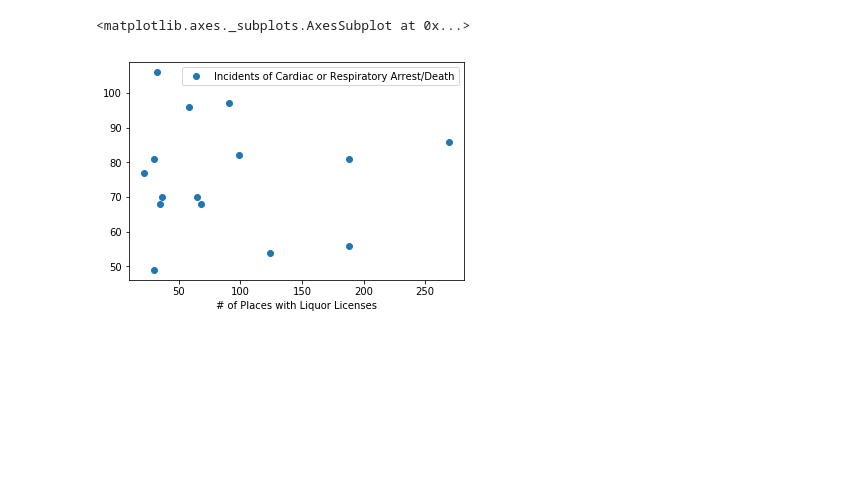
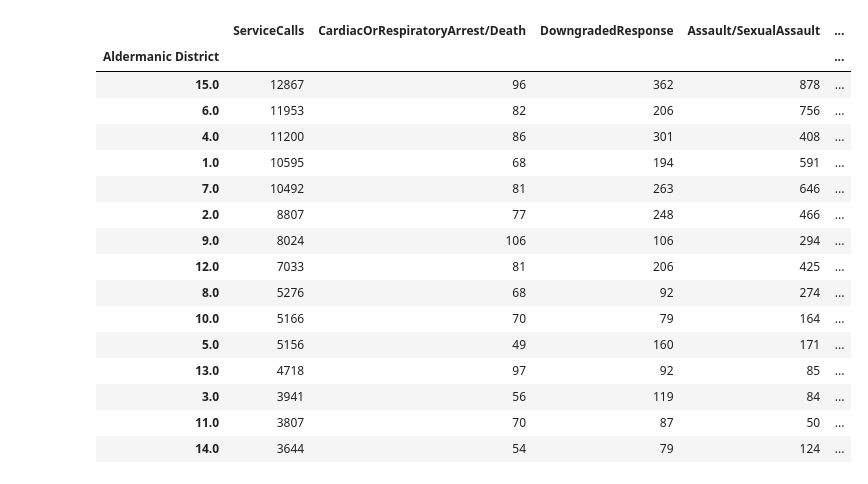
Before and after one commit to peterdobbs77/pop_health_mke, a Jupyter notebook: mke_pop_health.ipynb, the cells around one changed output. Cells and saved outputs as stored; diff of their text form; code cells hidden in the pictures; blank space fills up the shorter version.

```diff
--- a/mke_pop_health.ipynb
+++ b/mke_pop_health.ipynb
@@ -118,9 +106,40 @@ all_stuff.sort_values(by='Incidents of Downgraded Response',ascending=False).hea
+# %%
+# MKE Service Call data
+cardiac = df[df['Final Call for Service Type']=='Cardiac or Respiratory Arrest/Death'].groupby(['Aldermanic District'], as_index=True).agg(['count'])['Final Call for Service Type']
+cardiac.columns = ['CardiacOrRespiratoryArrest/Death']
+downgraded = df[df['Final Call for Service Type']=='Downgraded Response'].groupby(['Aldermanic District'], as_index=False).agg(['count'])['Final Call for Service Type']
+downgraded.columns = ['DowngradedResponse']
+#### Assault is only organized by Aldermanic District; can't get it by ZIP Code
+assault_byAldDist = df[df['Final Call for Service Type']=='Assault/Sexual Assault'].groupby('Aldermanic District',as_index=True).agg(['count'])['Final Call for Service Type']
+assault_byAldDist.columns=['Assault/SexualAssault']
+any_service_call = df[['Aldermanic District','Final Call for Service Type']].groupby(['Aldermanic District'], as_index=True).agg(['count'])['Final Call for Service Type']
+any_service_call.columns = ['ServiceCalls']
+## MKE Liquor License data
+liq_avail = liq_lic[['ALDERMANIC_DISTRICT','EXP_DATE']].groupby(['ALDERMANIC_DISTRICT'], as_index=True).agg(['count']).sort_values(by='ALDERMANIC_DISTRICT', ascending=True)['EXP_DATE']
+liq_avail.columns=['LiquorLicenses']
+# %%
+any_card_down = any_service_call.join(cardiac.join(downgraded)).join(assault_byAldDist)
+all_byAldDist = any_card_down.merge(liq_avail,left_index=True,right_index=True,how='left')
+# %%
+all_byAldDist.sort_values(by=['ServiceCalls','Assault/SexualAssault','CardiacOrRespiratoryArrest/Death','DowngradedResponse','LiquorLicenses'], ascending=False)
+# %% [output]
+|  | ServiceCalls | CardiacOrRespiratoryArrest/Death | DowngradedResponse | Assault/SexualAssault | ... |
+| Aldermanic District |  |  |  |  | ... |
+| 15.0 | 12867 | 96 | 362 | 878 | ... |
+| 6.0 | 11953 | 82 | 206 | 756 | ... |
+| 4.0 | 11200 | 86 | 301 | 408 | ... |
+| 1.0 | 10595 | 68 | 194 | 591 | ... |
+| 7.0 | 10492 | 81 | 263 | 646 | ... |
+| 2.0 | 8807 | 77 | 248 | 466 | ... |
+| 9.0 | 8024 | 106 | 106 | 294 | ... |
+| 12.0 | 7033 | 81 | 206 | 425 | ... |
+| 8.0 | 5276 | 68 | 92 | 274 | ... |
+| 10.0 | 5166 | 70 | 79 | 164 | ... |
+| 5.0 | 5156 | 49 | 160 | 171 | ... |
+| 13.0 | 4718 | 97 | 92 | 85 | ... |
+| 3.0 | 3941 | 56 | 119 | 84 | ... |
+| 11.0 | 3807 | 70 | 87 | 50 | ... |
+| 14.0 | 3644 | 54 | 79 | 124 | ... |
 # %%
 ## Notice that District 4 is in the top five of all three lists!
 ## That's not a good thing
-# %%
-all_stuff.plot(x='# of Places with Liquor Licenses',y='Incidents of Cardiac or Respiratory Arrest/Death', style='o')
-all_stuff.plot(x='# of Places with Liquor Licenses',y='Incidents of Downgraded Response', style='o')
-# %% [output]
-<matplotlib.axes._subplots.AxesSubplot at 0x...>
-[figure, removed]
```
Also changed, not shown: parts of 20 cells of this notebook.
